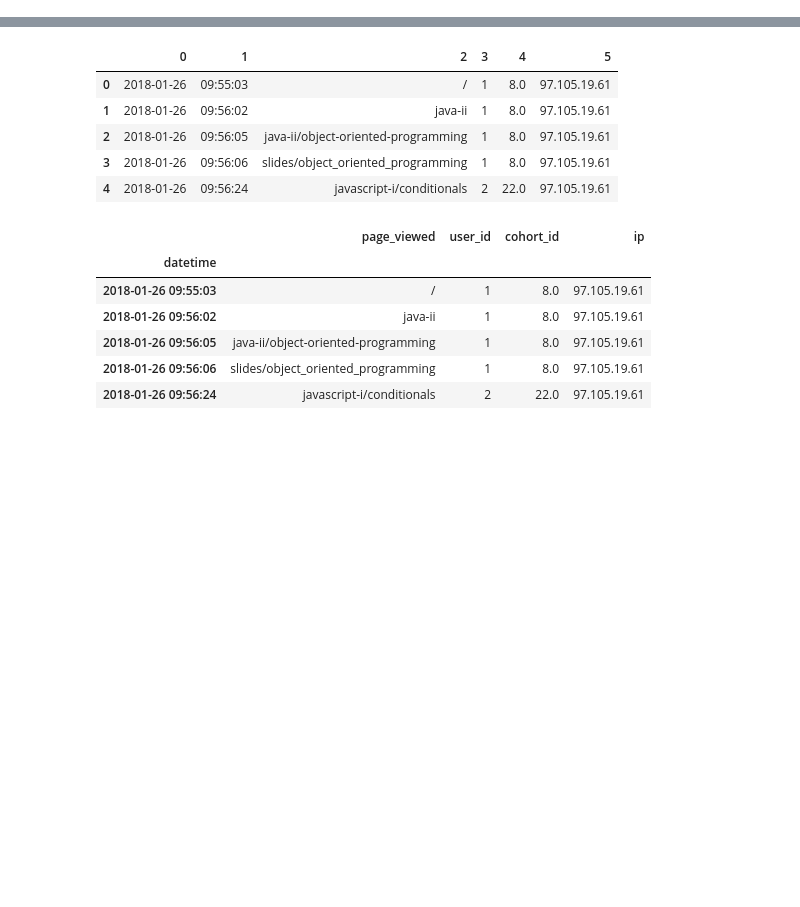
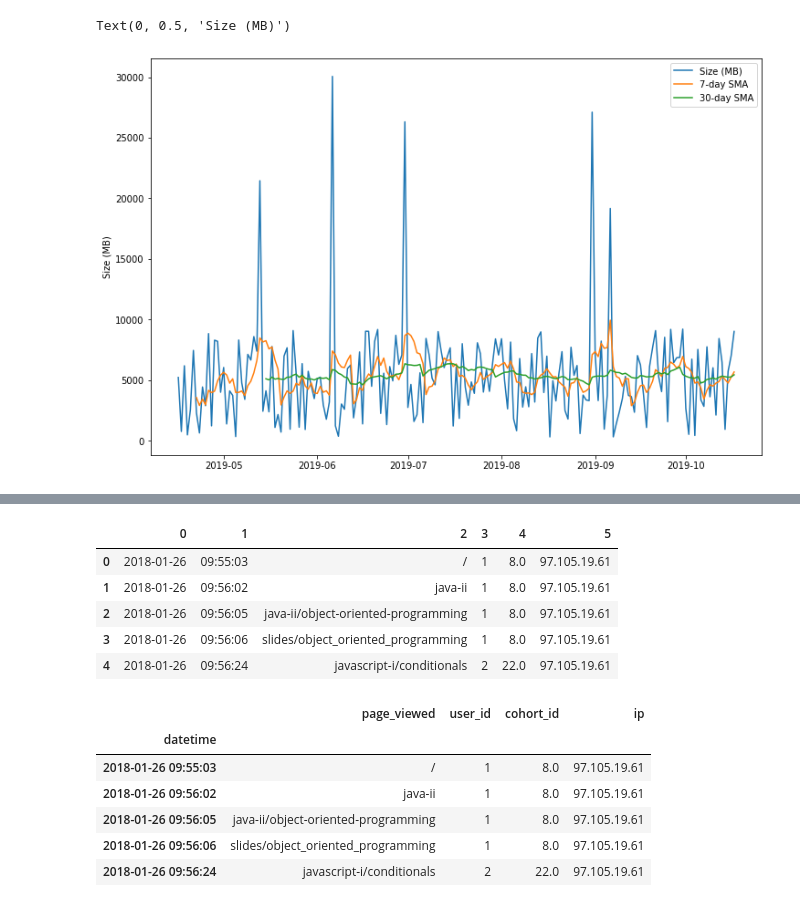
Before and after one commit to SamuelD-Data/anomaly-detection-exercises, a Jupyter notebook: time_series_anomaly_detection.ipynb, the cells around one changed output, grey strips where cells are left out. Cells and saved outputs as stored; diff of their text form; code cells hidden in the pictures; blank space fills up the shorter version.

```diff
--- a/time_series_anomaly_detection.ipynb
+++ b/time_series_anomaly_detection.ipynb
@@ -19,0 +204,4 @@ pd.plotting.register_matplotlib_converters()
+# %%
+# 1 week
+sma_short = train.rolling(window=7).mean()
+sma_short[:10]
@@ -19,0 +221,3 @@ pd.plotting.register_matplotlib_converters()
+# %%
+sma_long = train.rolling(window=30).mean()
+sma_long[27:33]
@@ -19,0 +233,14 @@ pd.plotting.register_matplotlib_converters()
+# %%
+fig, ax = plt.subplots(figsize=(12,8))
+
+ax.plot(train.index, train, label='Size (MB)')
+
+ax.plot(train.index, sma_short, label = '7-day SMA')
+
+ax.plot(train.index, sma_long, label = '30-day SMA')
+
+ax.legend(loc='best')
+ax.set_ylabel('Size (MB)')
+# %% [output]
+Text(0, 0.5, 'Size (MB)')
+[figure, added]
```
Also changed, not shown: parts of 49 cells of this notebook.
